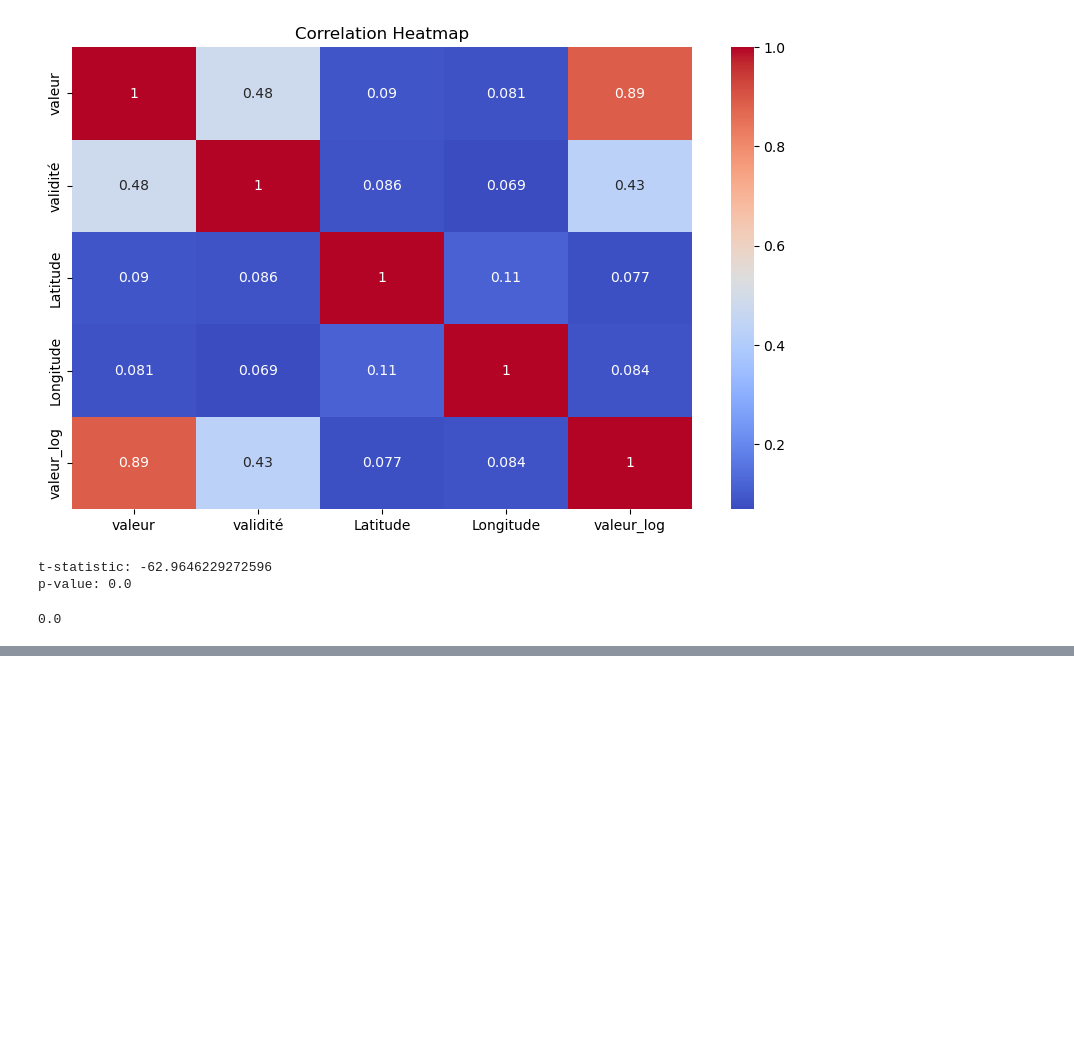
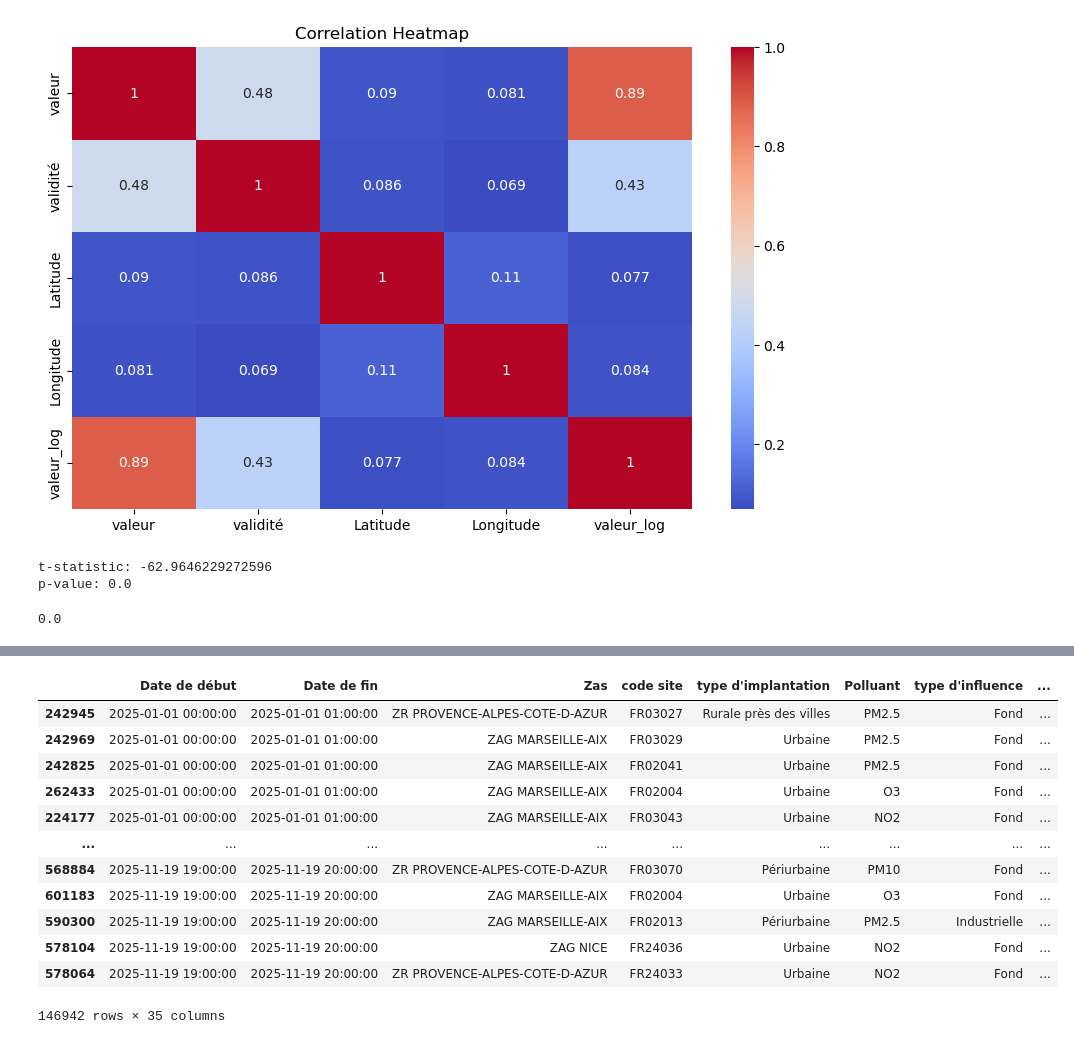
Before and after one commit to JayaSaiKishore7/AirQuality_AnalysisFR, a Jupyter notebook: notebooks/EDA.ipynb, the cells around one changed output, grey strips where cells are left out. Saved outputs shown, nothing was run; the diff lists cells and outputs as text; code cells hidden in the pictures; blank space fills up the shorter version.

Commit message:
Initial commit: Air Quality Analysis project

```diff
--- a/notebooks/EDA.ipynb
+++ b/notebooks/EDA.ipynb
@@ -494,0 +571,5 @@ df_sample["season"]
+# %%
+site_le = LabelEncoder()
+site_le.fit(df_sample["code site"].astype(str))
+df_sample["site_encoded"] = site_le.transform(df_sample["code site"].astype(str))
+df_sample[["code site", "site_encoded"]]
@@ -494,0 +590,5 @@ df_sample["season"]
+# %%
+zas_le = LabelEncoder()
+zas_le.fit(df_sample["Zas"].astype(str))
+df_sample["Zas_encoded"] = zas_le.transform(df_sample["Zas"].astype(str))
+df_sample[["Zas", "Zas_encoded"]].head()
@@ -494,0 +617,3 @@ df_sample["season"]
+# %%
+df_sample["is_valid"] = (df_sample["validité"] == 1).astype(int)
+df_sample[["validité", "is_valid"]].head(20)
@@ -494,0 +650,3 @@ df_sample["season"]
+# %%
+df_sample["is_quality_A"] = (df_sample["code qualité"] == "A").astype(int)
+df_sample[["code qualité", "is_quality_A"]].head()
@@ -494,0 +660,17 @@ df_sample["season"]
+# %%
+df_sample = df_sample.sort_values("date")
+df_sample
+# %% [output]
+|  | Date de début | Date de fin | Zas | code site | type d'implantation | Polluant | type d'influence | ... |
+| 242945 | 2025-01-01 00:00:00 | 2025-01-01 01:00:00 | ZR PROVENCE-ALPES-COTE-D-AZUR | FR03027 | Rurale près des villes | PM2.5 | Fond | ... |
+| 242969 | 2025-01-01 00:00:00 | 2025-01-01 01:00:00 | ZAG MARSEILLE-AIX | FR03029 | Urbaine | PM2.5 | Fond | ... |
+| 242825 | 2025-01-01 00:00:00 | 2025-01-01 01:00:00 | ZAG MARSEILLE-AIX | FR02041 | Urbaine | PM2.5 | Fond | ... |
+| 262433 | 2025-01-01 00:00:00 | 2025-01-01 01:00:00 | ZAG MARSEILLE-AIX | FR02004 | Urbaine | O3 | Fond | ... |
+| 224177 | 2025-01-01 00:00:00 | 2025-01-01 01:00:00 | ZAG MARSEILLE-AIX | FR03043 | Urbaine | NO2 | Fond | ... |
+| ... | ... | ... | ... | ... | ... | ... | ... | ... |
+| 568884 | 2025-11-19 19:00:00 | 2025-11-19 20:00:00 | ZR PROVENCE-ALPES-COTE-D-AZUR | FR03070 | Périurbaine | PM10 | Fond | ... |
+| 601183 | 2025-11-19 19:00:00 | 2025-11-19 20:00:00 | ZAG MARSEILLE-AIX | FR02004 | Urbaine | O3 | Fond | ... |
+| 590300 | 2025-11-19 19:00:00 | 2025-11-19 20:00:00 | ZAG MARSEILLE-AIX | FR02013 | Périurbaine | PM2.5 | Industrielle | ... |
+| 578104 | 2025-11-19 19:00:00 | 2025-11-19 20:00:00 | ZAG NICE | FR24036 | Urbaine | NO2 | Fond | ... |
+| 578064 | 2025-11-19 19:00:00 | 2025-11-19 20:00:00 | ZR PROVENCE-ALPES-COTE-D-AZUR | FR24033 | Urbaine | NO2 | Fond | ... |
+146942 rows × 35 columns
```
Also changed, not shown: parts of 70 cells of this notebook.
